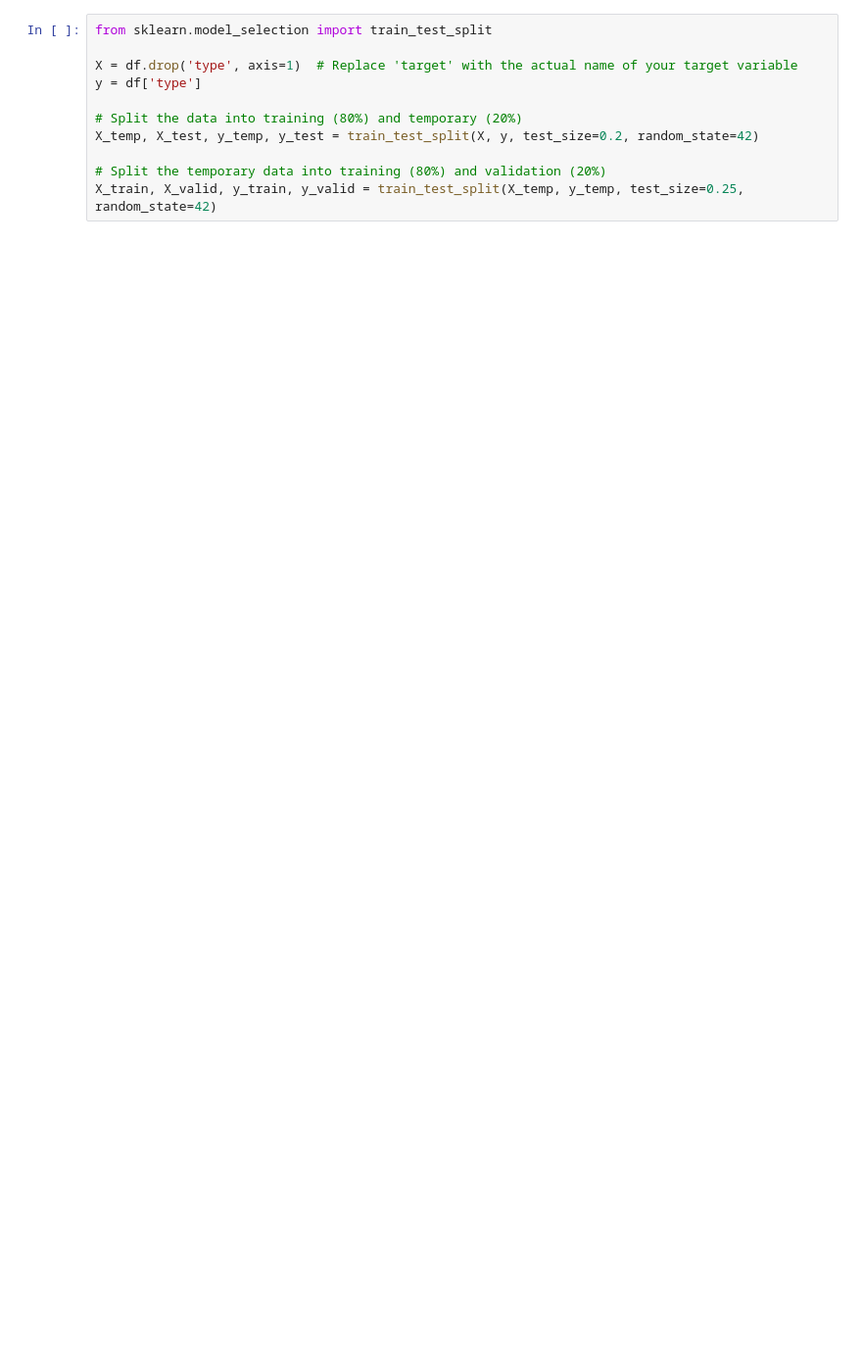
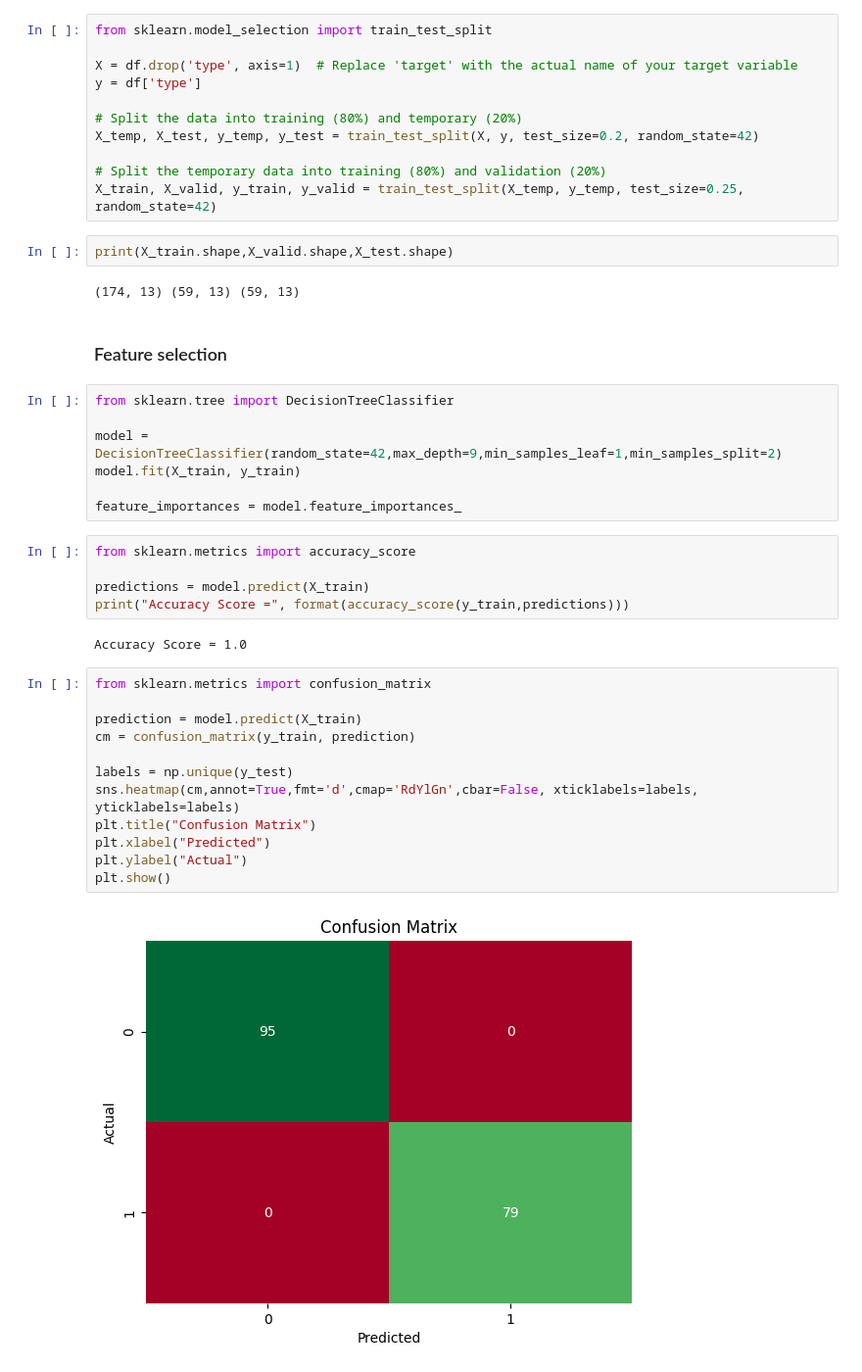
Before and after one commit to JOCRZ/TechnoHacks_Internship, a Jupyter notebook: Project2/Project2.ipynb, the cells around one changed output. Shown: that part at 98% size. Saved outputs shown, nothing was run; the diff lists cells and outputs as text; blank space fills up the shorter version.

```diff
--- a/Project2/Project2.ipynb
+++ b/Project2/Project2.ipynb
@@ -205,3 +205,37 @@ X_temp, X_test, y_temp, y_test = train_test_split(X, y, test_size=0.2, random_st
 
 # Split the temporary data into training (80%) and validation (20%)
 X_train, X_valid, y_train, y_valid = train_test_split(X_temp, y_temp, test_size=0.25, random_state=42)
+# %%
+print(X_train.shape,X_valid.shape,X_test.shape)
+# %% [output]
+(174, 13) (59, 13) (59, 13)
+# %% [markdown]
+### Feature selection
+# %%
+from sklearn.tree import DecisionTreeClassifier
+
+model = DecisionTreeClassifier(random_state=42,max_depth=9,min_samples_leaf=1,min_samples_split=2)
+model.fit(X_train, y_train)
+
+feature_importances = model.feature_importances_
+# %%
+from sklearn.metrics import accuracy_score
+
+predictions = model.predict(X_train)
+print("Accuracy Score =", format(accuracy_score(y_train,predictions)))
+# %% [output]
+Accuracy Score = 1.0
+# %%
+from sklearn.metrics import confusion_matrix
+
+prediction = model.predict(X_train)
+cm = confusion_matrix(y_train, prediction)
+
+labels = np.unique(y_test)
+sns.heatmap(cm,annot=True,fmt='d',cmap='RdYlGn',cbar=False, xticklabels=labels, yticklabels=labels)
+plt.title("Confusion Matrix")
+plt.xlabel("Predicted")
+plt.ylabel("Actual")
+plt.show()
+# %% [output]
+[figure, added]
```
Also changed, not shown: parts of 13 cells of this notebook.
